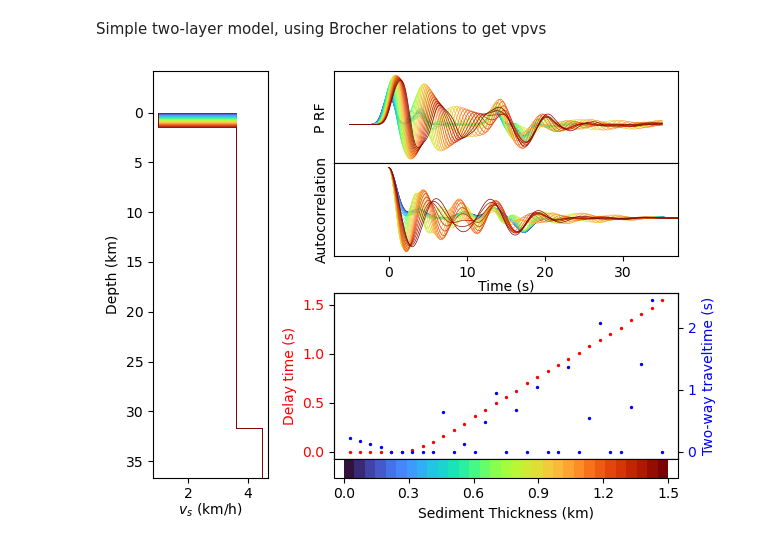
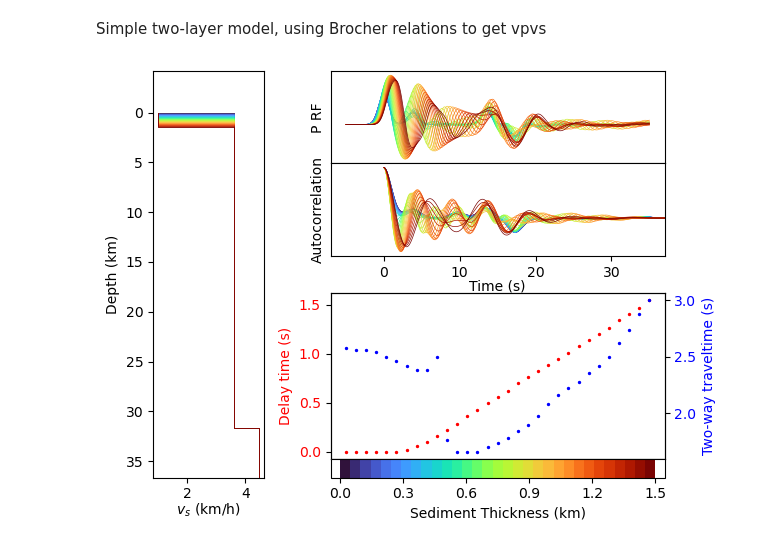
Before and after one commit to auggiemarignier/AusSedThick, a Jupyter notebook: aussedthickrf/forward_modelling.ipynb, the cells around one changed output. Saved outputs shown, nothing was run; the diff lists cells and outputs as text; code cells hidden in the pictures.

```diff
--- a/aussedthickrf/forward_modelling.ipynb
+++ b/aussedthickrf/forward_modelling.ipynb
@@ -239,32 +239,32 @@ for i, sed_thick in enumerate(sed_thicks):
     autocorrelation = get_autocorrelation(rfdata)
 
     _z, _vs = layers_to_points(h, vs)
     model_ax.plot(_vs, _z, c=cmap[i], linewidth=0.5)
     rf_ax.plot(x, rfdata, c=cmap[i], linewidth=0.5)
     auto_ax.plot(t, autocorrelation, c=cmap[i], linewidth=0.5)
 
     delays.append(get_tpsb(rfdata, x))
-    travel_times.append(get_two_way_traveltime(rfdata, sampling_rate))
+    travel_times.append(get_two_way_traveltime(autocorrelation, sampling_rate))
 
 delay_ax.scatter(sed_thicks, delays, s=2, c=delay_colour)
 tt_ax.scatter(sed_thicks, travel_times, s=2, c=tt_colour)
 model_ax.set_ylim(bottom=moho + 5)
 auto_ax.set_xlim(rf_ax.get_xlim())
 
 cmap = LinearSegmentedColormap.from_list("cmap", cmap, N=sed_thicks.size)
 cbar = fig.colorbar(
     cm.ScalarMappable(norm=Normalize(0, thickest), cmap=cmap),
     cax=cbar_ax,
     orientation="horizontal",
     label="Sediment Thickness (km)",
     pad=0,
     shrink=0.95
 )
 cbar_ax.set_xticks(np.arange(0, thickest+0.3, step=0.3))
 _xmn, _xmx = delay_ax.get_xlim()
 cbar_ax.set_xlim([_xmn + 0.03, _xmx - 0.03])
 cbar_ax.spines[["bottom", "left", "right"]].set_visible(False)
 
 plt.show()
 # %% [output]
-[figure, old version]
+[figure, new version]
```
